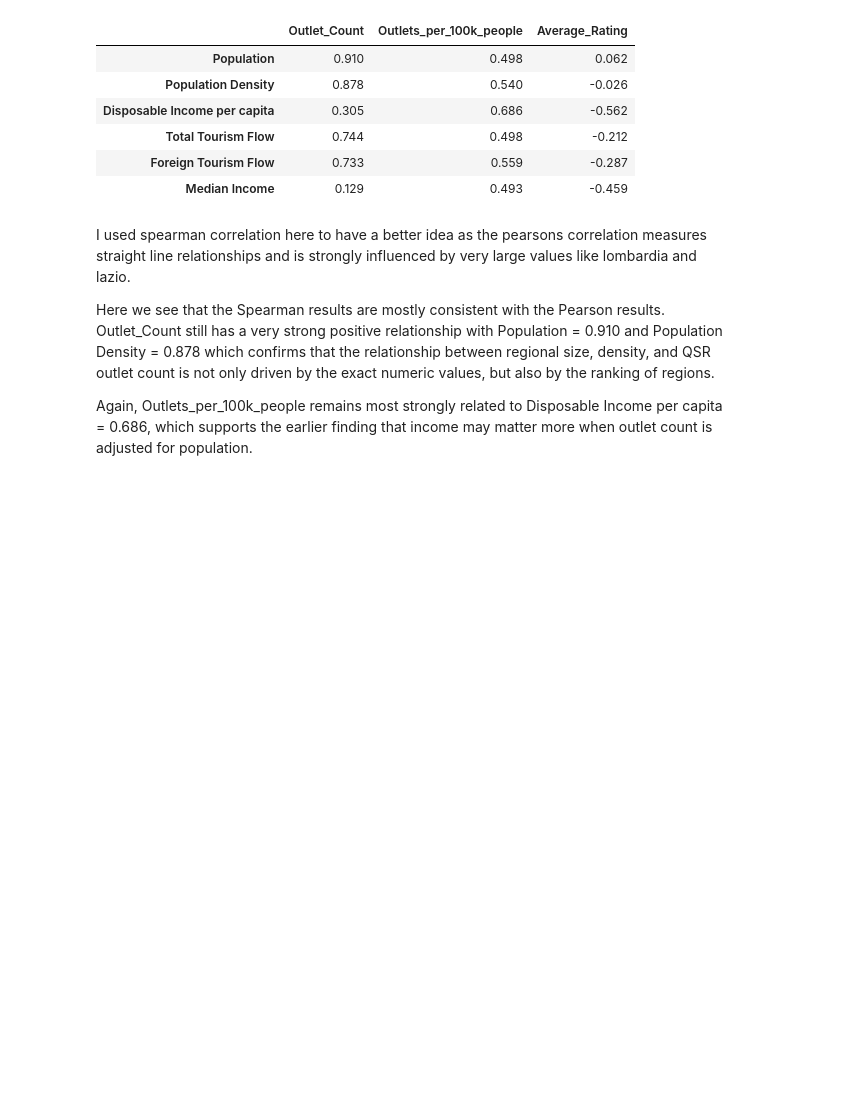
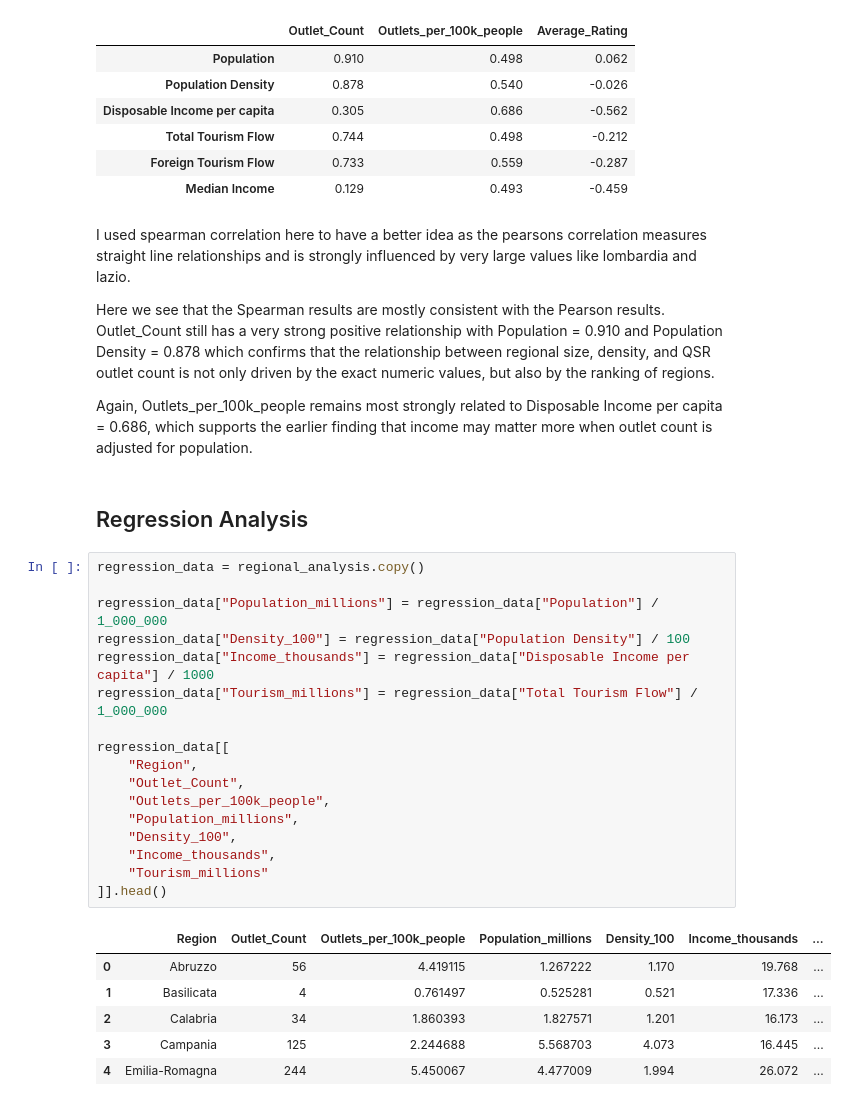
Before and after one commit to mike10nn/QSR_Analysis, a Jupyter notebook: analyses.ipynb, the cells around one changed output. Drawn from its saved outputs; the diff is of its cells as text; blank space fills up the shorter version.

Commit message:
Regression analysis

```diff
--- a/analyses.ipynb
+++ b/analyses.ipynb
@@ -217,3 +218,29 @@ I used spearman correlation here to have a better idea as the pearsons correlati
 Here we see that the Spearman results are mostly consistent with the Pearson results. Outlet_Count still has a very strong positive relationship with Population = 0.910 and Population Density = 0.878 which confirms that the relationship between regional size, density, and QSR outlet count is not only driven by the exact numeric values, but also by the ranking of regions.
 
 Again, Outlets_per_100k_people remains most strongly related to Disposable Income per capita = 0.686, which supports the earlier finding that income may matter more when outlet count is adjusted for population.
+# %% [markdown]
+## Regression Analysis
+# %%
+regression_data = regional_analysis.copy()
+
+regression_data["Population_millions"] = regression_data["Population"] / 1_000_000
+regression_data["Density_100"] = regression_data["Population Density"] / 100
+regression_data["Income_thousands"] = regression_data["Disposable Income per capita"] / 1000
+regression_data["Tourism_millions"] = regression_data["Total Tourism Flow"] / 1_000_000
+
+regression_data[[
+    "Region",
+    "Outlet_Count",
+    "Outlets_per_100k_people",
+    "Population_millions",
+    "Density_100",
+    "Income_thousands",
+    "Tourism_millions"
+]].head()
+# %% [output]
+|  | Region | Outlet_Count | Outlets_per_100k_people | Population_millions | Density_100 | Income_thousands | ... |
+| 0 | Abruzzo | 56 | 4.419115 | 1.267222 | 1.170 | 19.768 | ... |
+| 1 | Basilicata | 4 | 0.761497 | 0.525281 | 0.521 | 17.336 | ... |
+| 2 | Calabria | 34 | 1.860393 | 1.827571 | 1.201 | 16.173 | ... |
+| 3 | Campania | 125 | 2.244688 | 5.568703 | 4.073 | 16.445 | ... |
+| 4 | Emilia-Romagna | 244 | 5.450067 | 4.477009 | 1.994 | 26.072 | ... |
```
Also changed, not shown: parts of 11 cells of this notebook, 1 other file.
